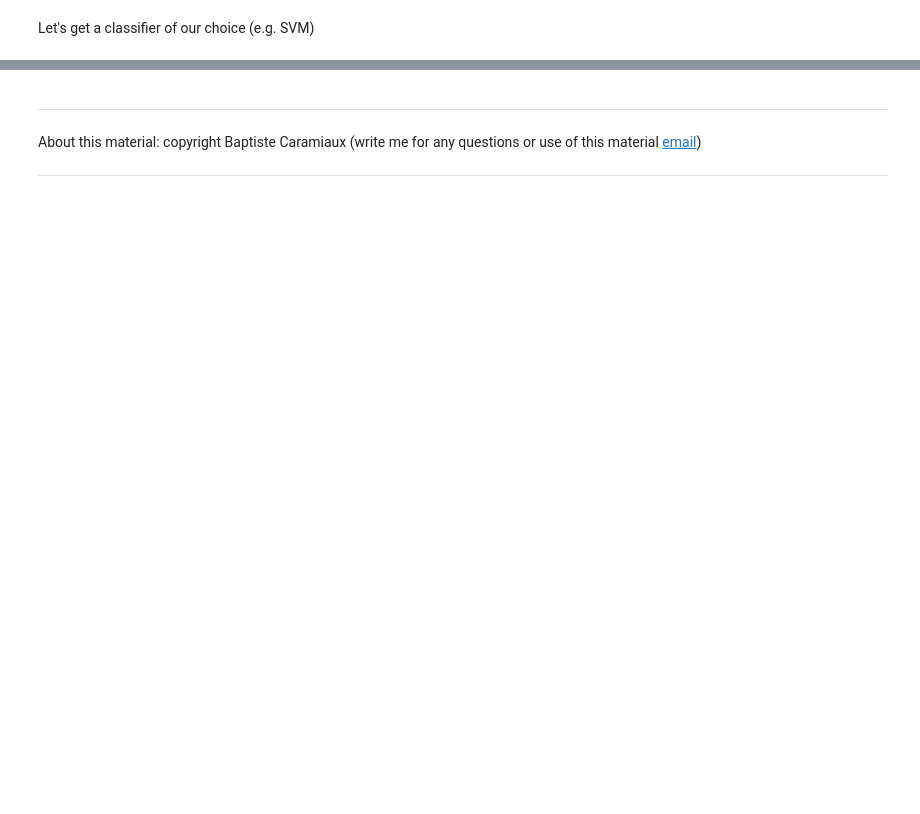
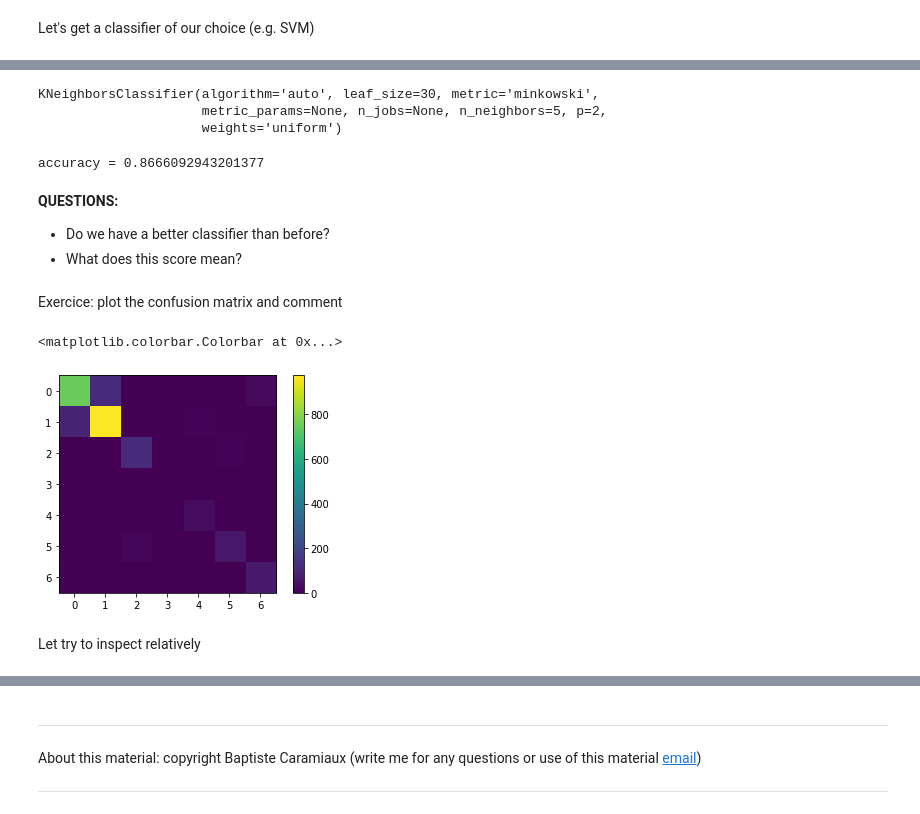
Before and after one commit to Envl/IML, a Jupyter notebook: notebooks/Basics_ML_Part-2.ipynb, the cells around one changed output, grey strips where cells are left out. Saved outputs shown, nothing was run; the diff lists cells and outputs as text; code cells hidden in the pictures; blank space fills up the shorter version.

```diff
--- a/notebooks/Basics_ML_Part-2.ipynb
+++ b/notebooks/Basics_ML_Part-2.ipynb
@@ -108,0 +191,6 @@ accuracy = 0.49139414802065406
+# %%
+train_X = X[:int(0.8 * len(X))]
+train_Y = Y[:int(0.8 * len(Y))]
+# %%
+test_X = X[int(0.8 * len(X)):]
+test_Y = Y[int(0.8 * len(Y)):]
@@ -108,0 +212,29 @@ accuracy = 0.49139414802065406
+# %%
+clf = KNeighborsClassifier()
+# %%
+clf.fit(train_X, train_Y)
+# %% [output]
+KNeighborsClassifier(algorithm='auto', leaf_size=30, metric='minkowski',
+                     metric_params=None, n_jobs=None, n_neighbors=5, p=2,
+                     weights='uniform')
+# %%
+accuracy = clf.score(test_X, test_Y)
+print('accuracy =', accuracy)
+# %% [output]
+accuracy = 0.8666092943201377
+# %% [markdown]
+**QUESTIONS:**
+- Do we have a better classifier than before?
+- What does this score mean?
+# %% [markdown]
+Exercice: plot the confusion matrix and comment
+# %%
+pred_Y = clf.predict(test_X)
+confmat = confusion_matrix(test_Y, pred_Y)
+plt.imshow(confmat)
+plt.colorbar()
+# %% [output]
+<matplotlib.colorbar.Colorbar at 0x...>
+[figure, added]
+# %% [markdown]
+Let try to inspect relatively
```
Also changed, not shown: parts of 41 cells of this notebook, 1 other file.
